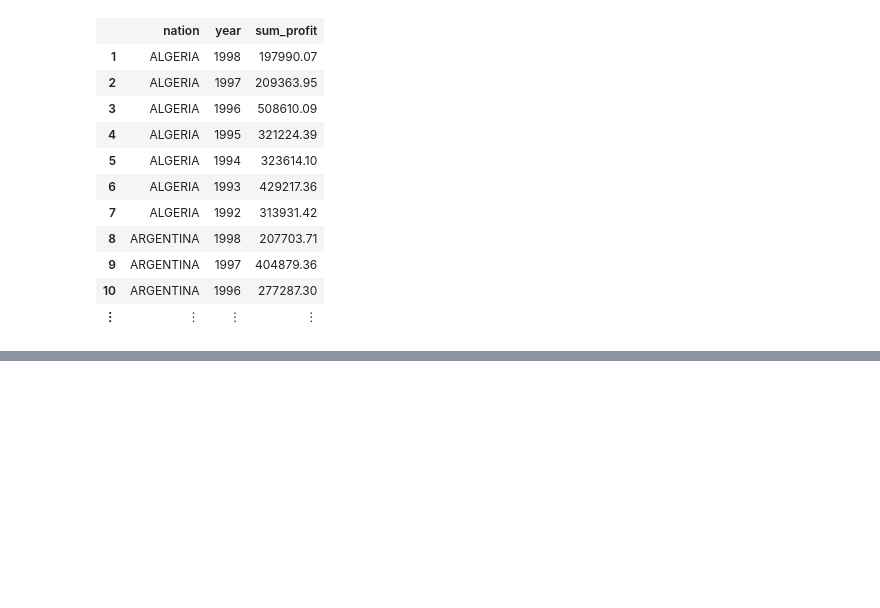
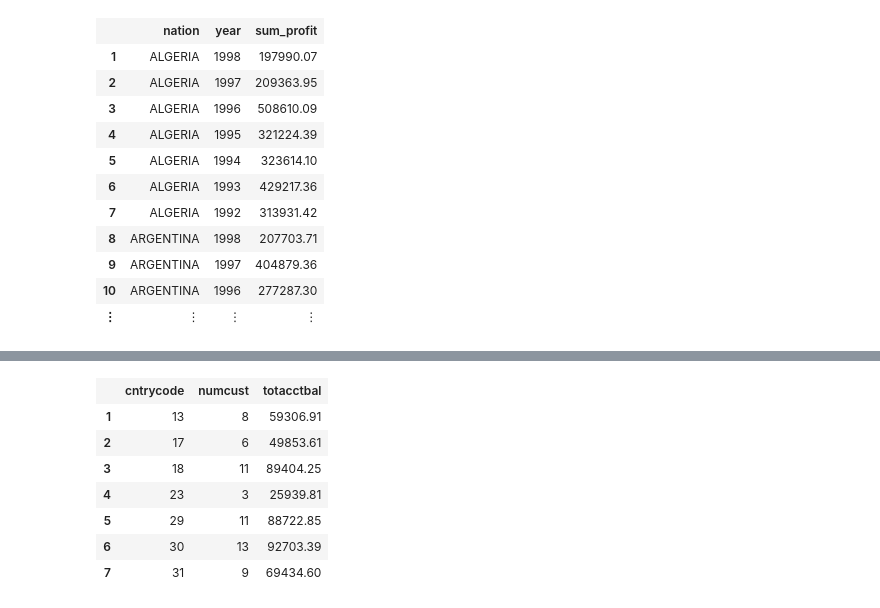
Before and after one commit to rbt-lang/rbt-proto, a Jupyter notebook: jl/demo/tpch-queries.ipynb, the cells around one changed output, grey strips where cells are left out. Saved outputs shown, nothing was run; the diff lists cells and outputs as text; code cells hidden in the pictures; blank space fills up the shorter version.

```diff
--- a/jl/demo/tpch-queries.ipynb
+++ b/jl/demo/tpch-queries.ipynb
@@ -1469,0 +1762,26 @@ order by
+# %%
+@query(
+    customer
+    :define(
+        cntrycode => substr(phone, 1, 2))
+    :filter(
+        cntrycode in IS &&
+        acctbal > 0_usd)
+    :filter(
+        !exists(order) &&
+        acctbal > mean(and_around.acctbal))
+    :group(cntrycode)
+    :select(
+        cntrycode,
+        numcust => count(customer),
+        totacctbal => sum(customer.acctbal)),
+    IS=["13", "31", "23", "29", "30", "18", "17"])
+# %% [output]
+|  | cntrycode | numcust | totacctbal |
+| 1 | 13 | 8 | 59306.91 |
+| 2 | 17 | 6 | 49853.61 |
+| 3 | 18 | 11 | 89404.25 |
+| 4 | 23 | 3 | 25939.81 |
+| 5 | 29 | 11 | 88722.85 |
+| 6 | 30 | 13 | 92703.39 |
+| 7 | 31 | 9 | 69434.60 |
```
Also changed, not shown: parts of 51 cells of this notebook, 5 other files.
